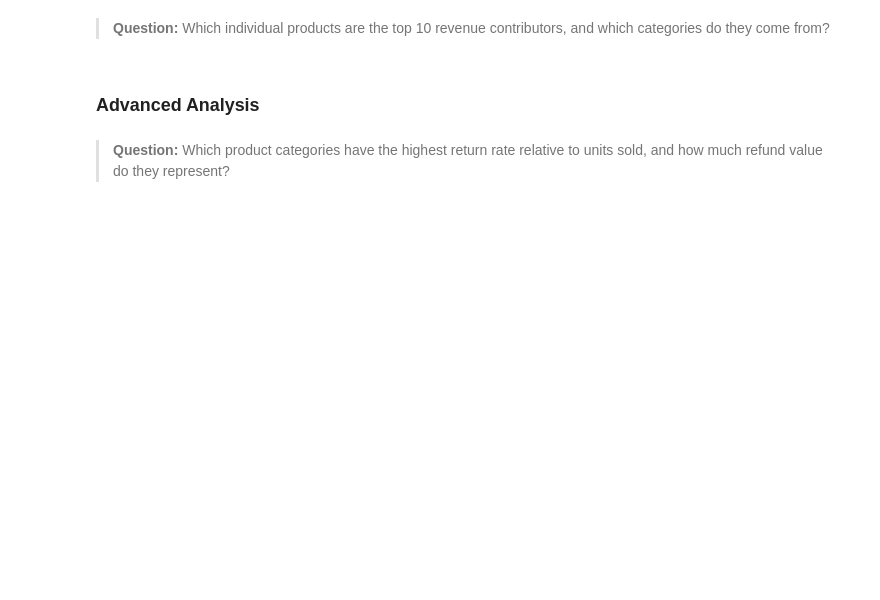
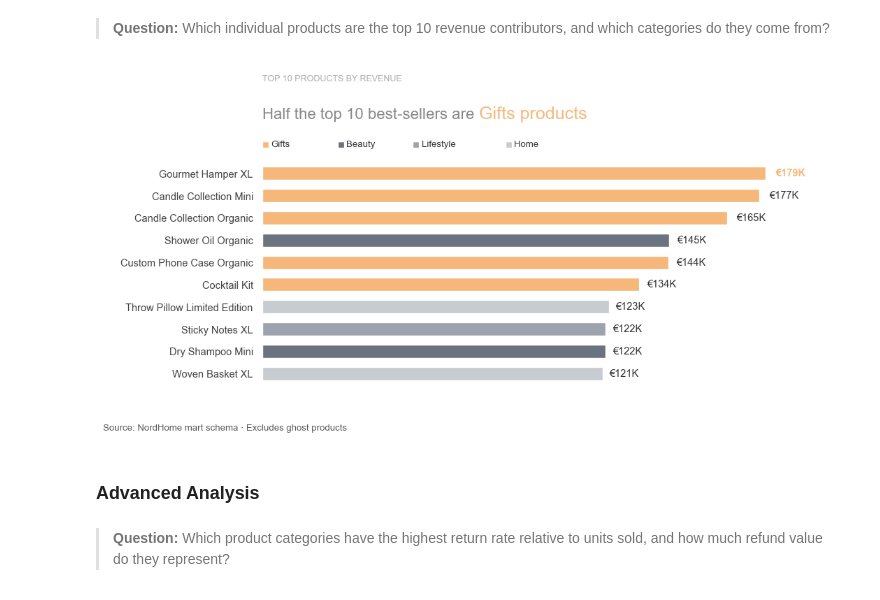
Before and after one commit to eileenheyer-cyber/nordhome_retail_analytics, a Jupyter notebook: 04_EDA/nordhome_eda.ipynb, the cells around one changed output. Drawn from its saved outputs; the diff is of its cells as text; code cells hidden in the pictures; blank space fills up the shorter version.

```diff
--- a/04_EDA/nordhome_eda.ipynb
+++ b/04_EDA/nordhome_eda.ipynb
@@ -2303,3 +2352,84 @@ print(df_top_products.to_string(index=False))
+# %%
+import importlib
+import base_style
+importlib.reload(base_style)
+from base_style import add_chart_title, ACCENT, GREY_LABEL, GREY_TEXT, BLUES, eur, eur_k, eur_m, pct
+
+df_top_products = pd.read_sql("""
+    SELECT
+        dp.product_name,
+        dp.category,
+        ROUND(SUM(foi.line_total)::NUMERIC, 2) AS revenue,
+        SUM(foi.quantity)                       AS units_sold
+    FROM mart.fact_order_items foi
+    JOIN mart.dim_product dp ON foi.product_key = dp.product_key
+    WHERE foi.ghost_product_flag = FALSE
+    GROUP BY dp.product_name, dp.category
+    ORDER BY revenue DESC
+    LIMIT 10
+""", engine)
+
+df_chart = df_top_products.sort_values("revenue").reset_index(drop=True)
+n = len(df_chart)
+labels = df_chart["product_name"]
+
+CATEGORY_COLORS = {
+    "Gifts":     "#F5B87A",  # lighter orange — main highlight
+    "Beauty":    "#6B7280",  # darker grey
+    "Lifestyle": "#9CA3AF",  # medium grey
+    "Home":      "#C7CCD1",  # lighter grey
+}
+ORANGE = CATEGORY_COLORS["Gifts"]
+
+colors = [CATEGORY_COLORS[cat] for cat in df_chart["category"]]
+
+fig, ax = plt.subplots(figsize=(12, 7))
+
+ax.barh(labels, df_chart["revenue"], color=colors, height=0.6)
+
+for i, value in enumerate(df_chart["revenue"]):
+    is_top = i == n - 1
+    ax.text(value * 1.02, i, f"€{value/1_000:,.0f}K",
+            va="center", fontsize=10.5,
+            color=ORANGE if is_top else "#333333",
+            fontweight="bold" if is_top else "normal")
+
+ax.set_xticks([])
+ax.xaxis.grid(False)
+ax.yaxis.grid(False)
+ax.margins(x=0.15)
+
+for spine in ax.spines.values():
+    spine.set_visible(False)
+
+ax.tick_params(axis="both", labelsize=10.5, colors="#444444")
+ax.set_xlabel("")
+ax.set_ylabel("")
+
+fig.subplots_adjust(left=0.27, right=0.96, top=0.58, bottom=0.1)
+
+# Draw the title first (uses ax.transAxes internally)
+add_chart_title(ax, "TOP 10 PRODUCTS BY REVENUE",
+                 "Half the top 10 best-sellers are",
+                 "Gifts products", key_color=ORANGE,
+                 subject_y=1.32, headline_y=1.16)
+
+# Legend sits under the headline, just above the axes top edge
+legend_items = [("Gifts", 0.0), ("Beauty", 0.13), ("Lifestyle", 0.26), ("Home", 0.42)]
+for category, x in legend_items:
+    ax.text(x, 1.05, "■", transform=ax.transAxes, fontsize=12,
+            color=CATEGORY_COLORS[category], va="center")
+    ax.text(x + 0.015, 1.05, category, transform=ax.transAxes, fontsize=9.5,
+            color="#333333", va="center")
+
+fig.text(0.08, 0.02,
+         "Source: NordHome mart schema · Excludes ghost products",
+         fontsize=9.5, color="#5A5A5A")
+
+plt.savefig("figures/top10_products_revenue.png", dpi=150, bbox_inches="tight")
+plt.show()
+# %% [output]
+[figure, added]
 # %% [markdown]
 ### Advanced Analysis
 # %% [markdown]
```
Also changed, not shown: parts of 6 cells of this notebook, 10 other files.
